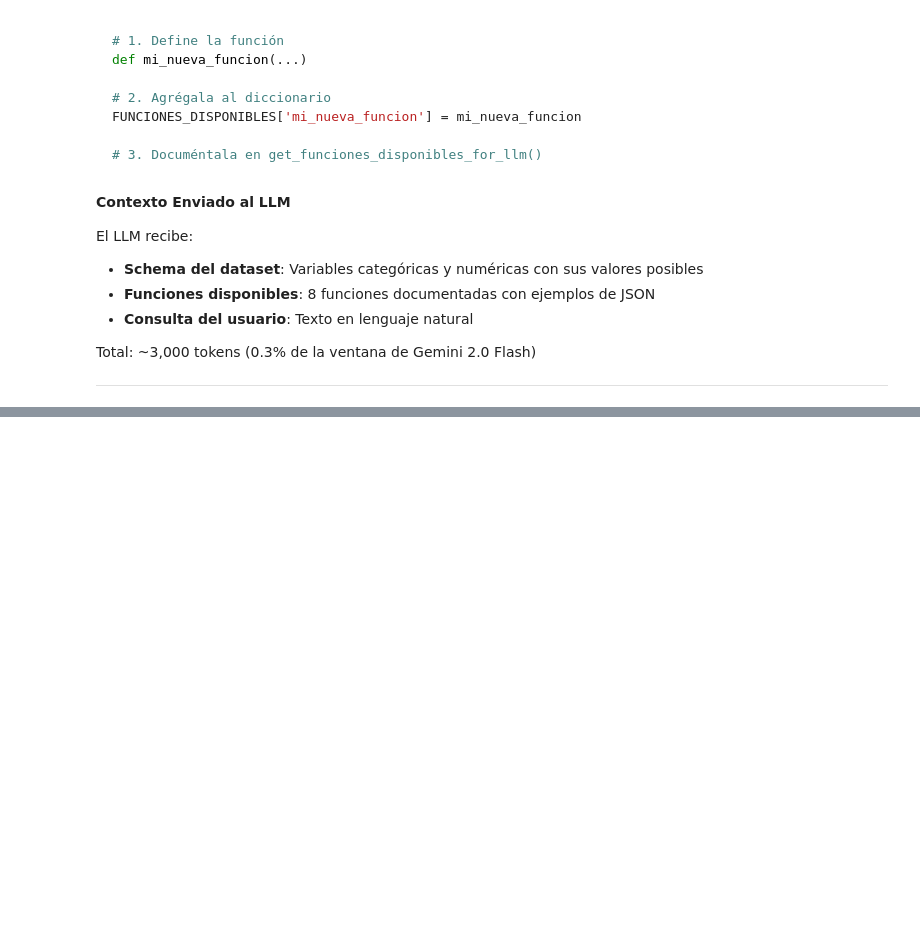
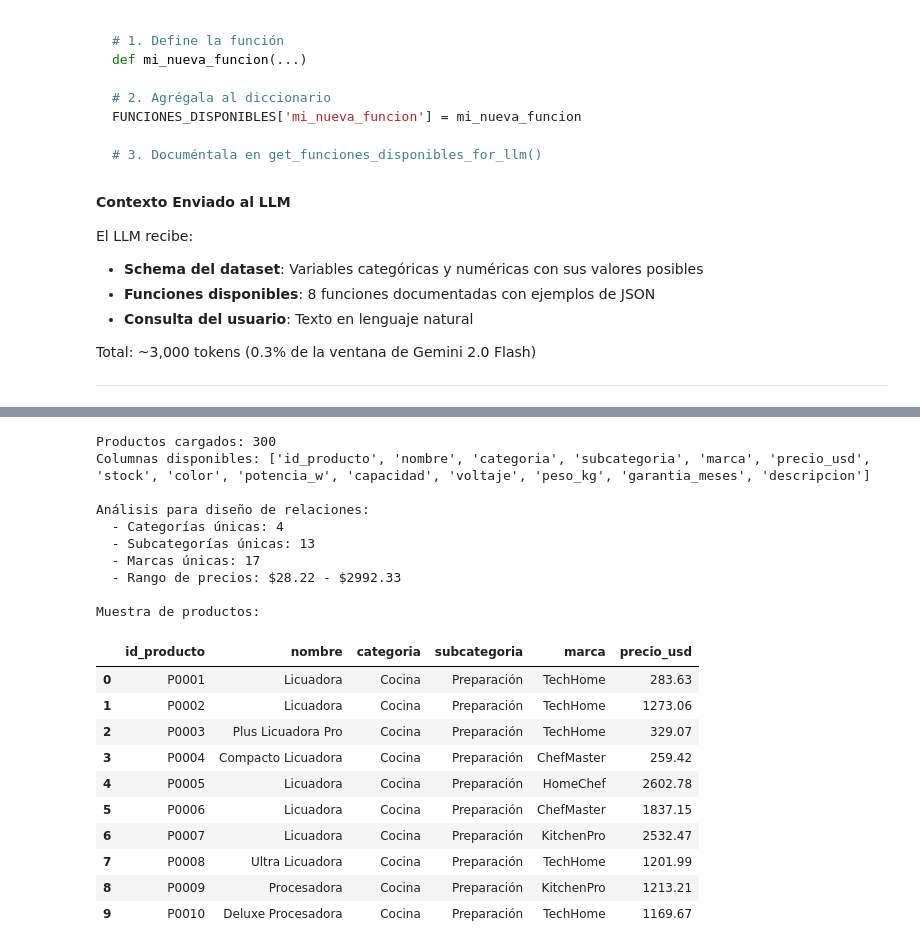
Before and after one commit to valenrosito/nlp-rag-agent-electrodomesticos, a Jupyter notebook: 1.rag_flow.ipynb, the cells around one changed output, grey strips where cells are left out. Cells and saved outputs as stored; diff of their text form; code cells hidden in the pictures; blank space fills up the shorter version.

```diff
--- a/1.rag_flow.ipynb
+++ b/1.rag_flow.ipynb
@@ -1171,0 +1369,41 @@ Esta sección implementa un grafo de relaciones entre productos:
+# %%
+# Cargar datos de productos (ya cargados anteriormente en df_productos)
+# Si no está cargado, cargar aquí
+if 'df_productos' not in locals():
+    df_productos = pd.read_csv(PRODUCTOS_CSV)
+
+print(f"Productos cargados: {len(df_productos)}")
+print(f"Columnas disponibles: {list(df_productos.columns)}")
+
+# Análisis exploratorio para diseñar relaciones
+print("\nAnálisis para diseño de relaciones:")
+print(f"  - Categorías únicas: {df_productos['categoria'].nunique()}")
+print(f"  - Subcategorías únicas: {df_productos['subcategoria'].nunique()}")
+print(f"  - Marcas únicas: {df_productos['marca'].nunique()}")
+print(f"  - Rango de precios: ${df_productos['precio_usd'].min():.2f} - ${df_productos['precio_usd'].max():.2f}")
+
+# Ver ejemplo de datos
+print("\nMuestra de productos:")
+df_productos[['id_producto', 'nombre', 'categoria', 'subcategoria', 'marca', 'precio_usd']].head(10)
+# %% [output]
+Productos cargados: 300
+Columnas disponibles: ['id_producto', 'nombre', 'categoria', 'subcategoria', 'marca', 'precio_usd', 'stock', 'color', 'potencia_w', 'capacidad', 'voltaje', 'peso_kg', 'garantia_meses', 'descripcion']
+
+Análisis para diseño de relaciones:
+  - Categorías únicas: 4
+  - Subcategorías únicas: 13
+  - Marcas únicas: 17
+  - Rango de precios: $28.22 - $2992.33
+
+Muestra de productos:
+|  | id_producto | nombre | categoria | subcategoria | marca | precio_usd |
+| 0 | P0001 | Licuadora | Cocina | Preparación | TechHome | 283.63 |
+| 1 | P0002 | Licuadora | Cocina | Preparación | TechHome | 1273.06 |
+| 2 | P0003 | Plus Licuadora Pro | Cocina | Preparación | TechHome | 329.07 |
+| 3 | P0004 | Compacto Licuadora | Cocina | Preparación | ChefMaster | 259.42 |
+| 4 | P0005 | Licuadora | Cocina | Preparación | HomeChef | 2602.78 |
+| 5 | P0006 | Licuadora | Cocina | Preparación | ChefMaster | 1837.15 |
+| 6 | P0007 | Licuadora | Cocina | Preparación | KitchenPro | 2532.47 |
+| 7 | P0008 | Ultra Licuadora | Cocina | Preparación | TechHome | 1201.99 |
+| 8 | P0009 | Procesadora | Cocina | Preparación | KitchenPro | 1213.21 |
+| 9 | P0010 | Deluxe Procesadora | Cocina | Preparación | TechHome | 1169.67 |
```
Also changed, not shown: parts of 33 cells of this notebook, 2 other files.
